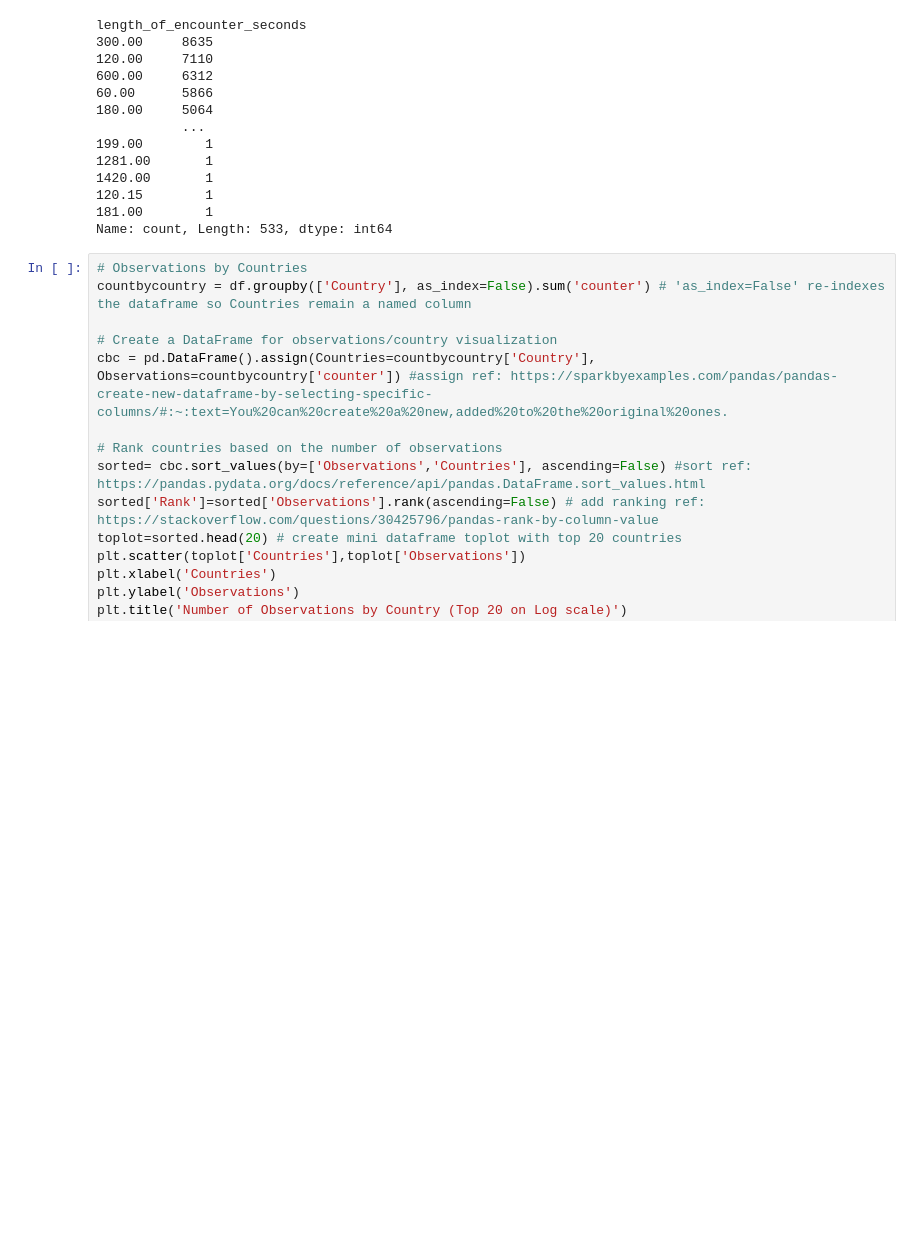
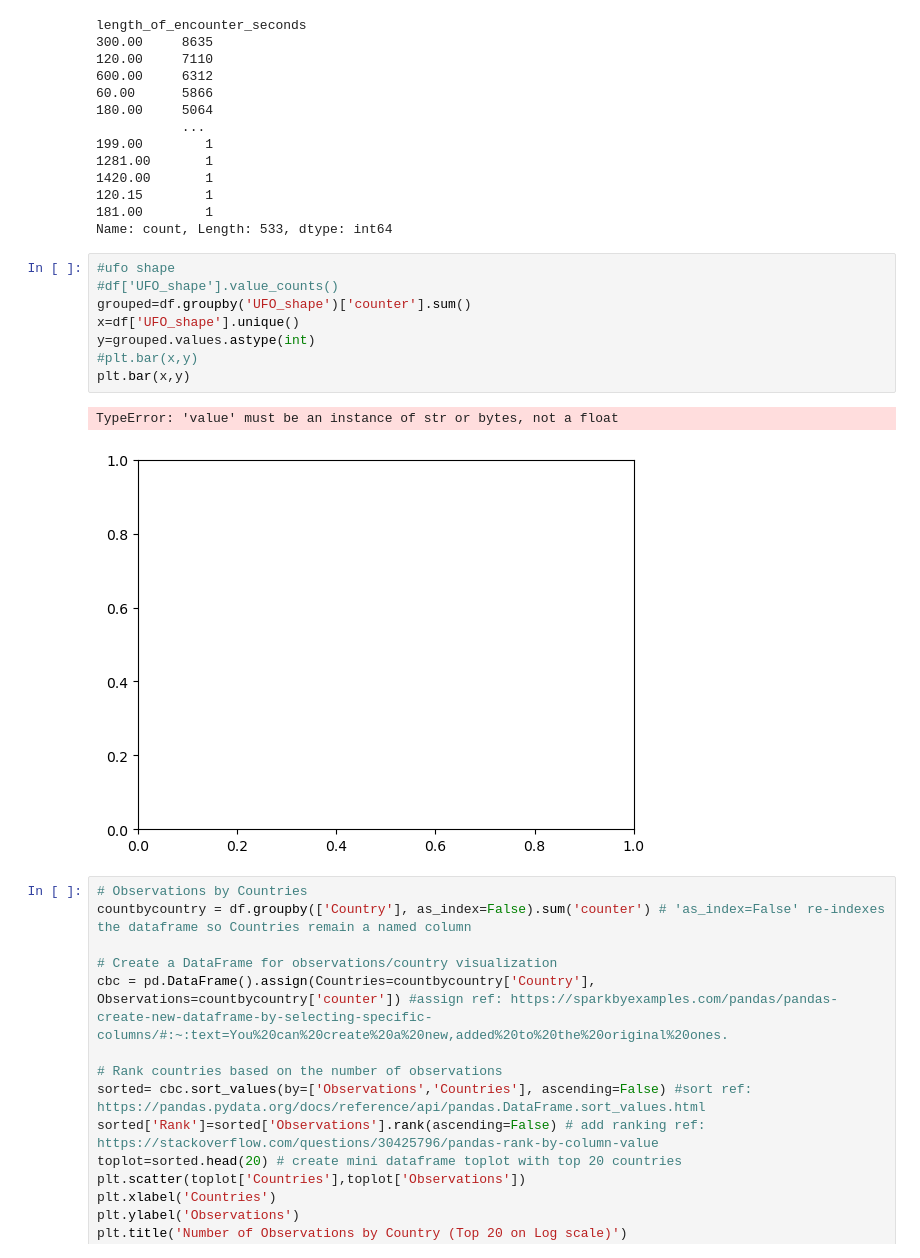
Before and after one commit to noyo0/ProgrammingForDataAnalysis, a Jupyter notebook: Project1/Project1.ipynb, the cells around one changed output. Cells and saved outputs as stored; diff of their text form; blank space fills up the shorter version.

```diff
--- a/Project1/Project1.ipynb
+++ b/Project1/Project1.ipynb
@@ -201,6 +234,17 @@ length_of_encounter_seconds
 120.15        1
 181.00        1
 Name: count, Length: 533, dtype: int64
+# %%
+#ufo shape
+#df['UFO_shape'].value_counts()
+grouped=df.groupby('UFO_shape')['counter'].sum()
+x=df['UFO_shape'].unique()
+y=grouped.values.astype(int)
+#plt.bar(x,y)
+plt.bar(x,y)
+# %% [output]
+TypeError: 'value' must be an instance of str or bytes, not a float
+[figure, added]
 # %%
 # Observations by Countries
 countbycountry = df.groupby(['Country'], as_index=False).sum('counter') # 'as_index=False' re-indexes the dataframe so Countries remain a named column
```
Also changed, not shown: parts of 16 cells of this notebook, 3 other files.
